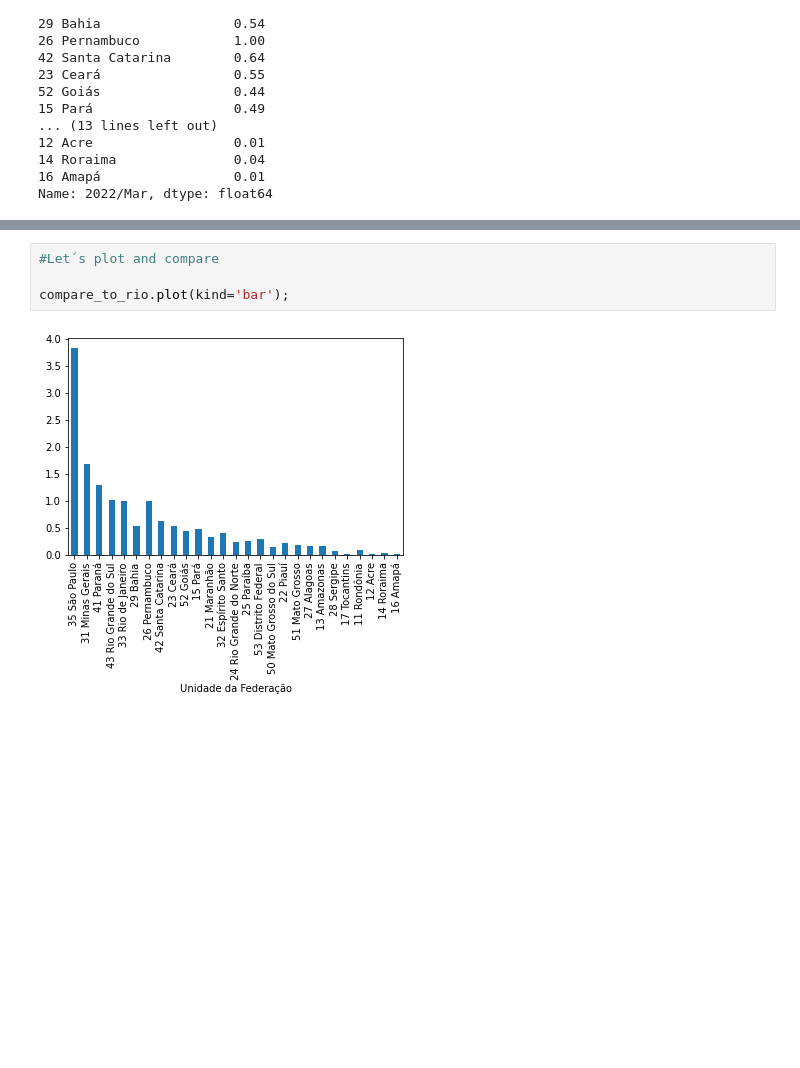
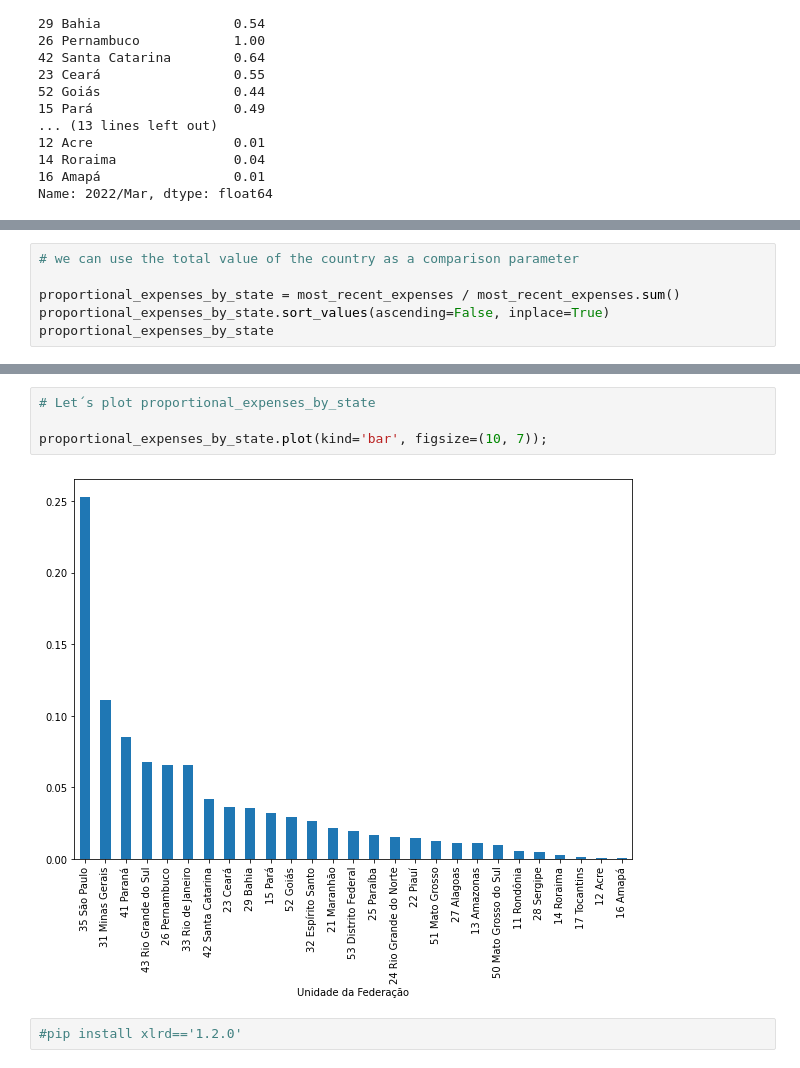
Before and after one commit to paulo-lins/EDA_datasus, a Jupyter notebook: EDA_tabnet.ipynb, the cells around one changed output, grey strips where cells are left out. Drawn from its saved outputs; the diff is of its cells as text; blank space fills up the shorter version.

```diff
--- a/EDA_tabnet.ipynb
+++ b/EDA_tabnet.ipynb
@@ -674,0 +682,6 @@ Name: 2022/Mar, dtype: float64
+# %%
+# we can use the total value of the country as a comparison parameter
+
+proportional_expenses_by_state = most_recent_expenses / most_recent_expenses.sum()
+proportional_expenses_by_state.sort_values(ascending=False, inplace=True)
+proportional_expenses_by_state
@@ -675,6 +706,8 @@ Name: 2022/Mar, dtype: float64
 # %%
-#Let´s plot and compare
+# Let´s plot proportional_expenses_by_state
 
-compare_to_rio.plot(kind='bar');
+proportional_expenses_by_state.plot(kind='bar', figsize=(10, 7));
 # %% [output]
-[figure, old version]
+[figure, new version]
+# %%
+#pip install xlrd=='1.2.0'
```
Also changed, not shown: parts of 6 cells of this notebook.
